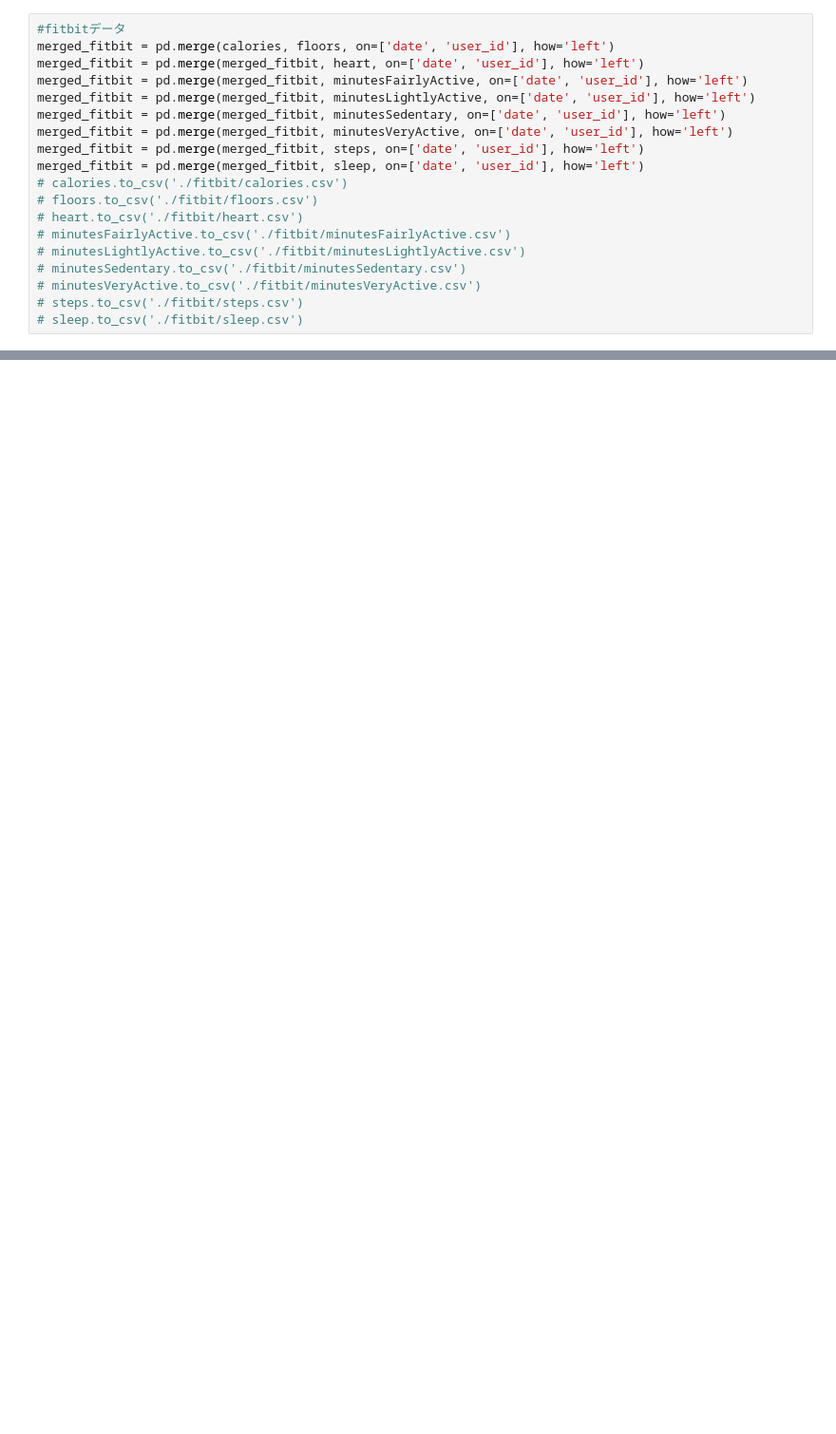
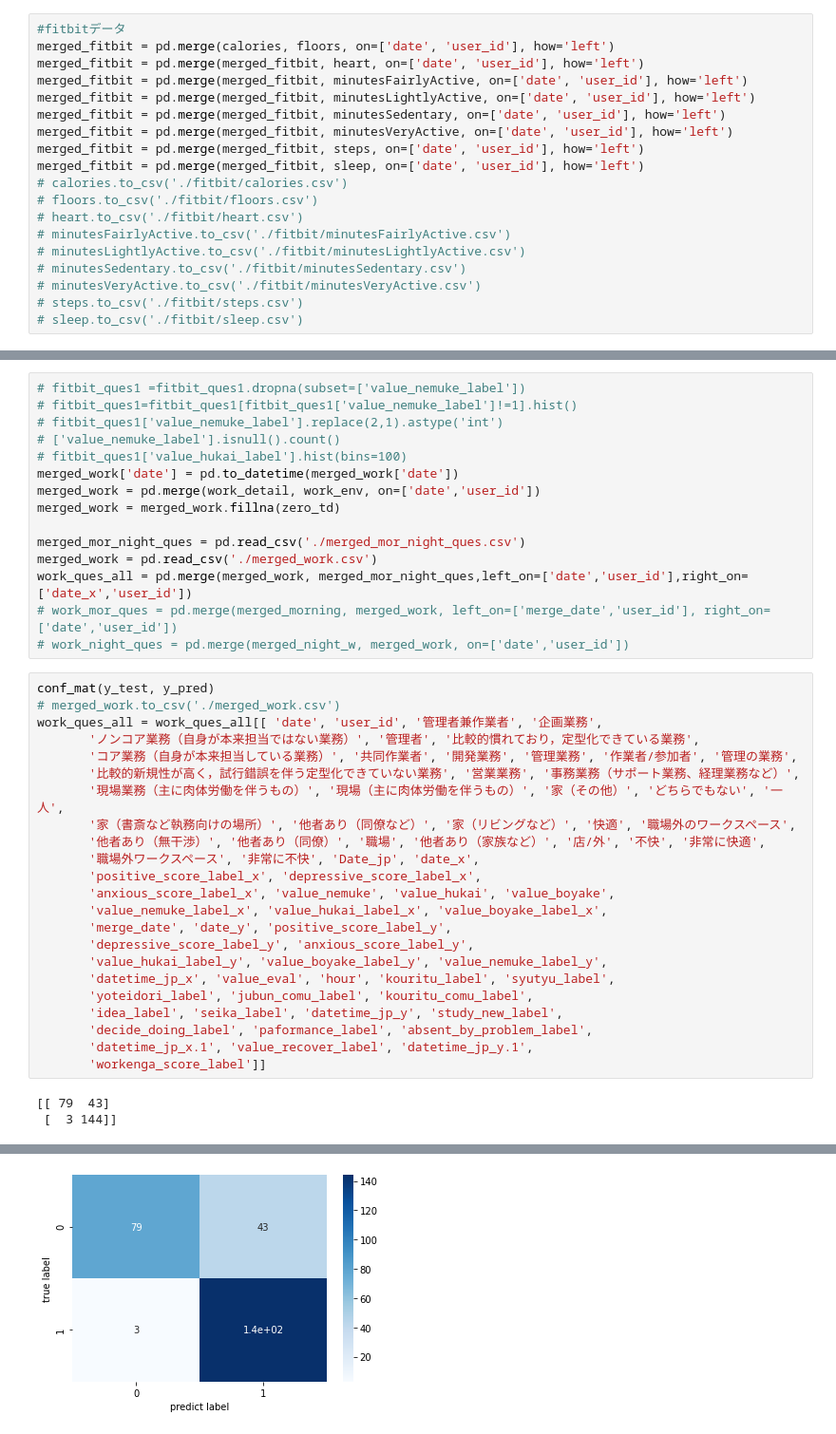
Before and after one commit to yusukennn/research_mental_prediction, a Jupyter notebook: code/analyse/analyse_all_data.ipynb, the cells around one changed output, grey strips where cells are left out. Shown at 95% size. Saved outputs shown, nothing was run; the diff lists cells and outputs as text; blank space fills up the shorter version.

```diff
--- a/code/analyse/analyse_all_data.ipynb
+++ b/code/analyse/analyse_all_data.ipynb
@@ -204,0 +377,41 @@ merged_night_w = pd.merge(merged_night_w, night_w_workenga, on=['date','user_id'
+# %%
+# fitbit_ques1 =fitbit_ques1.dropna(subset=['value_nemuke_label'])
+# fitbit_ques1=fitbit_ques1[fitbit_ques1['value_nemuke_label']!=1].hist()
+# fitbit_ques1['value_nemuke_label'].replace(2,1).astype('int')
+# ['value_nemuke_label'].isnull().count()
+# fitbit_ques1['value_hukai_label'].hist(bins=100)
+merged_work['date'] = pd.to_datetime(merged_work['date'])
+merged_work = pd.merge(work_detail, work_env, on=['date','user_id'])
+merged_work = merged_work.fillna(zero_td)
+
+merged_mor_night_ques = pd.read_csv('./merged_mor_night_ques.csv')
+merged_work = pd.read_csv('./merged_work.csv')
+work_ques_all = pd.merge(merged_work, merged_mor_night_ques,left_on=['date','user_id'],right_on=['date_x','user_id'])
+# work_mor_ques = pd.merge(merged_morning, merged_work, left_on=['merge_date','user_id'], right_on=['date','user_id'])
+# work_night_ques = pd.merge(merged_night_w, merged_work, on=['date','user_id'])
+# %%
+conf_mat(y_test, y_pred)
+# merged_work.to_csv('./merged_work.csv')
+work_ques_all = work_ques_all[[ 'date', 'user_id', '管理者兼作業者', '企画業務',
+       'ノンコア業務（自身が本来担当ではない業務）', '管理者', '比較的慣れており，定型化できている業務',
+       'コア業務（自身が本来担当している業務）', '共同作業者', '開発業務', '管理業務', '作業者/参加者', '管理の業務',
+       '比較的新規性が高く，試行錯誤を伴う定型化できていない業務', '営業業務', '事務業務（サポート業務、経理業務など）',
+       '現場業務（主に肉体労働を伴うもの）', '現場（主に肉体労働を伴うもの）', '家（その他）', 'どちらでもない', '一人',
+       '家（書斎など執務向けの場所）', '他者あり（同僚など）', '家（リビングなど）', '快適', '職場外のワークスペース',
+       '他者あり（無干渉）', '他者あり（同僚）', '職場', '他者あり（家族など）', '店/外', '不快', '非常に快適',
+       '職場外ワークスペース', '非常に不快', 'Date_jp', 'date_x',
+       'positive_score_label_x', 'depressive_score_label_x',
+       'anxious_score_label_x', 'value_nemuke', 'value_hukai', 'value_boyake',
+       'value_nemuke_label_x', 'value_hukai_label_x', 'value_boyake_label_x',
+       'merge_date', 'date_y', 'positive_score_label_y',
+       'depressive_score_label_y', 'anxious_score_label_y',
+       'value_hukai_label_y', 'value_boyake_label_y', 'value_nemuke_label_y',
+       'datetime_jp_x', 'value_eval', 'hour', 'kouritu_label', 'syutyu_label',
+       'yoteidori_label', 'jubun_comu_label', 'kouritu_comu_label',
+       'idea_label', 'seika_label', 'datetime_jp_y', 'study_new_label',
+       'decide_doing_label', 'paformance_label', 'absent_by_problem_label',
+       'datetime_jp_x.1', 'value_recover_label', 'datetime_jp_y.1',
+       'workenga_score_label']]
+# %% [output]
+[[ 79  43]
+ [  3 144]]
@@ -204,0 +435 @@ merged_night_w = pd.merge(merged_night_w, night_w_workenga, on=['date','user_id'
+[figure, added]
```
Also changed, not shown: parts of 21 cells of this notebook.
